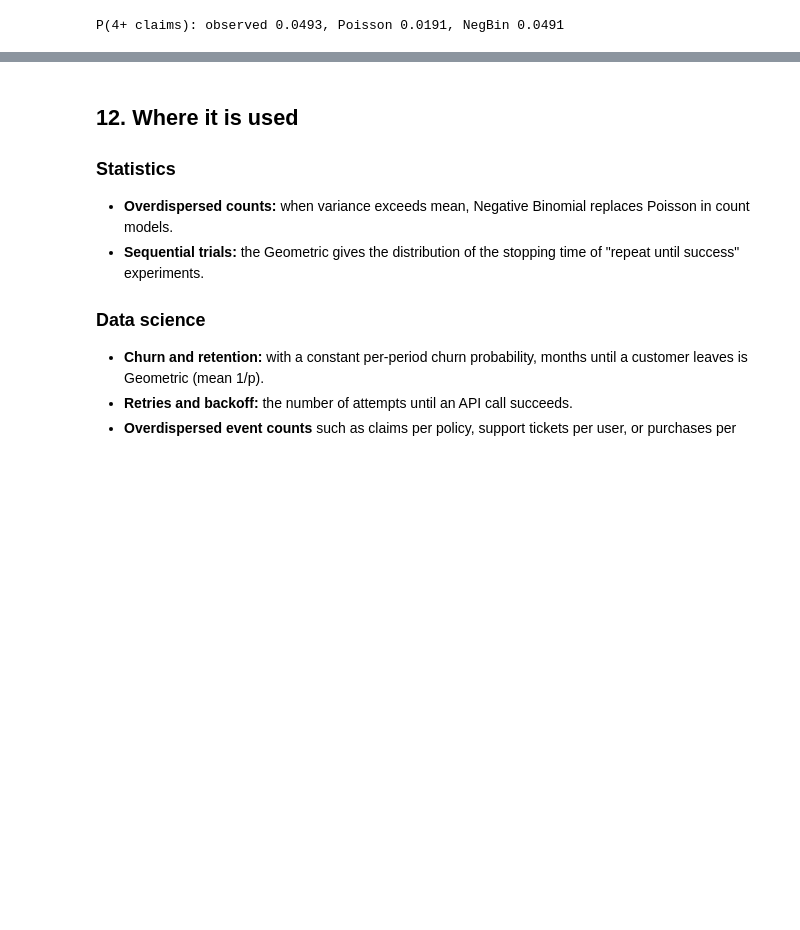
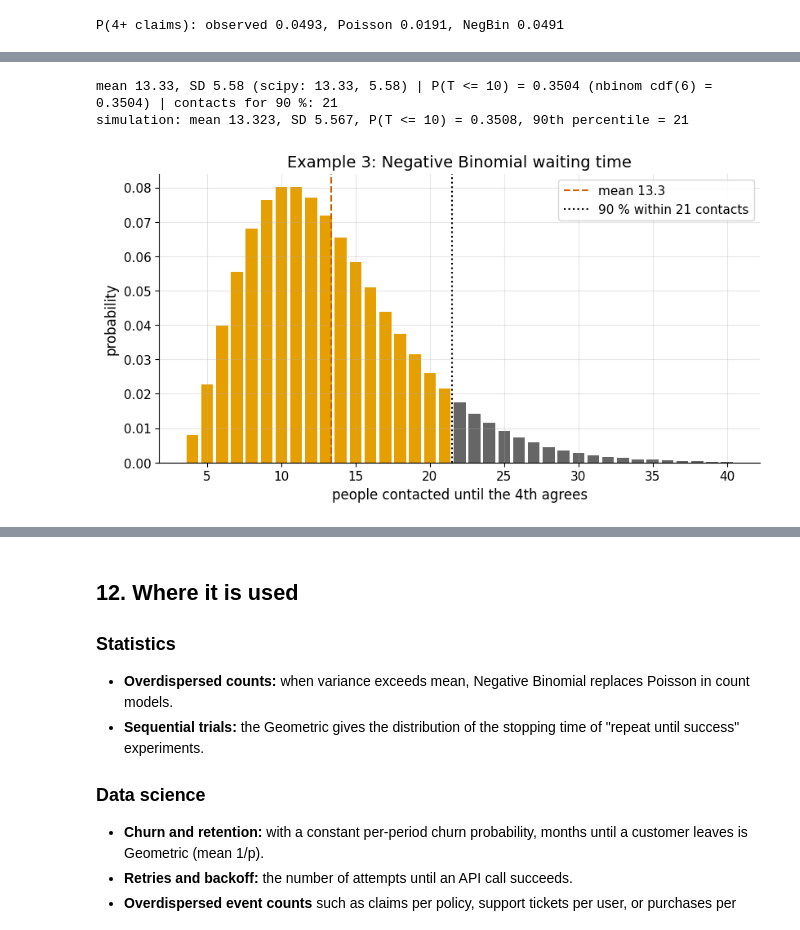
Before and after one commit to AhmedMostafaAttiaaa/distributions-irl, a Jupyter notebook: module_01_discrete/notebooks/01_02_geometric_negative_binomial.ipynb, the cells around one changed output, grey strips where cells are left out. Saved outputs shown, nothing was run; the diff lists cells and outputs as text; code cells hidden in the pictures; blank space fills up the shorter version.

```diff
--- a/module_01_discrete/notebooks/01_02_geometric_negative_binomial.ipynb
+++ b/module_01_discrete/notebooks/01_02_geometric_negative_binomial.ipynb
@@ -465,0 +535,19 @@ P(4+ claims): observed 0.0493, Poisson 0.0191, NegBin 0.0491
+# %%
+r_b, p_b = 4, 0.3
+tb = stats.nbinom(r_b, p_b)                                   # counts failures before the 4th success, so contacts = failures + 4
+mean_t, sd_t = r_b / p_b, np.sqrt(r_b * (1 - p_b)) / p_b
+p10 = stats.binom(10, p_b).sf(3)
+m90 = next(mm_b for mm_b in range(4, 100) if stats.binom(mm_b, p_b).sf(3) >= 0.9)
+print(f"mean {mean_t:.2f}, SD {sd_t:.2f} (scipy: {tb.mean() + r_b:.2f}, {tb.std():.2f}) | P(T <= 10) = {p10:.4f} (nbinom cdf(6) = {tb.cdf(6):.4f}) | contacts for 90 %: {m90}")
+assert np.isclose(tb.mean() + r_b, mean_t) and np.isclose(tb.std(), sd_t) and np.isclose(p10, tb.cdf(10 - r_b)) and m90 == 21
+sim_b = np.random.default_rng(9).negative_binomial(r_b, p_b, 500_000) + r_b
+print(f"simulation: mean {sim_b.mean():.3f}, SD {sim_b.std():.3f}, P(T <= 10) = {np.mean(sim_b <= 10):.4f}, 90th percentile = {np.percentile(sim_b, 90):.0f}")
+assert abs(sim_b.mean() - mean_t) < 0.05 and abs(np.mean(sim_b <= 10) - p10) < 0.003
+ts_b = np.arange(4, 41); fig, ax = plt.subplots(figsize=(9.5, 4.6))
+ax.bar(ts_b, tb.pmf(ts_b - r_b), color=[SIM if tt_b <= m90 else NEUTRAL for tt_b in ts_b]); ax.axvline(mean_t, color=HIGHLIGHT, linestyle="--", label=f"mean {mean_t:.1f}"); ax.axvline(m90 + 0.5, color="black", linestyle=":", label="90 % within 21 contacts")
+ax.set_xlabel("people contacted until the 4th agrees"); ax.set_ylabel("probability"); ax.set_title("Example 3: Negative Binomial waiting time"); ax.legend()
+plt.show()
+# %% [output]
+mean 13.33, SD 5.58 (scipy: 13.33, 5.58) | P(T <= 10) = 0.3504 (nbinom cdf(6) = 0.3504) | contacts for 90 %: 21
+simulation: mean 13.323, SD 5.567, P(T <= 10) = 0.3508, 90th percentile = 21
+[figure, added]
```
Also changed, not shown: parts of 11 cells of this notebook.
